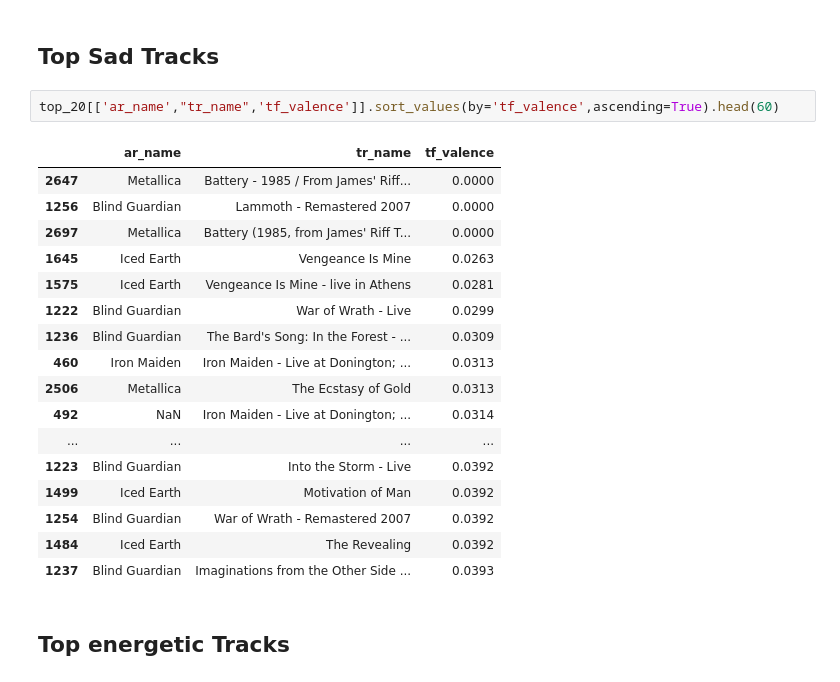
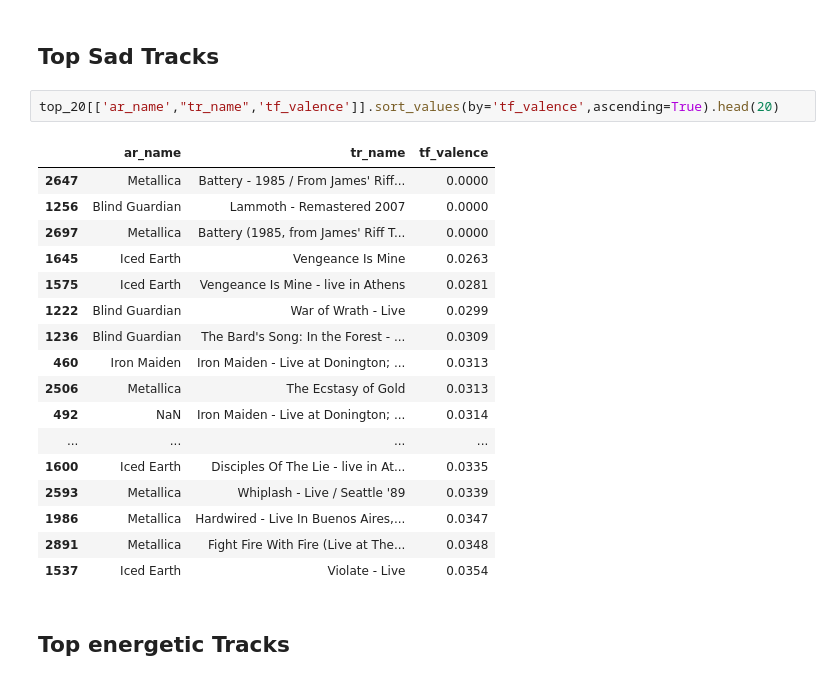
Before and after one commit to hippoghost/Spotify_data_analysis, a Jupyter notebook: Adulthoodbands_analysis.ipynb, the cells around one changed output. Saved outputs shown, nothing was run; the diff lists cells and outputs as text.

```diff
--- a/Adulthoodbands_analysis.ipynb
+++ b/Adulthoodbands_analysis.ipynb
@@ -949,25 +913,25 @@ top_20[['ar_name',"tr_name",'tf_valence']].sort_values(by='tf_valence',ascending
 # %% [markdown]
 ## Top Sad Tracks
 # %%
-top_20[['ar_name',"tr_name",'tf_valence']].sort_values(by='tf_valence',ascending=True).head(60)
+top_20[['ar_name',"tr_name",'tf_valence']].sort_values(by='tf_valence',ascending=True).head(20)
 # %% [output]
 |  | ar_name | tr_name | tf_valence |
 | 2647 | Metallica | Battery - 1985 / From James' Riff... | 0.0000 |
 | 1256 | Blind Guardian | Lammoth - Remastered 2007 | 0.0000 |
 | 2697 | Metallica | Battery (1985, from James' Riff T... | 0.0000 |
 | 1645 | Iced Earth | Vengeance Is Mine | 0.0263 |
 | 1575 | Iced Earth | Vengeance Is Mine - live in Athens | 0.0281 |
 | 1222 | Blind Guardian | War of Wrath - Live | 0.0299 |
 | 1236 | Blind Guardian | The Bard's Song: In the Forest - ... | 0.0309 |
 | 460 | Iron Maiden | Iron Maiden - Live at Donington; ... | 0.0313 |
 | 2506 | Metallica | The Ecstasy of Gold | 0.0313 |
 | 492 | NaN | Iron Maiden - Live at Donington; ... | 0.0314 |
 | ... | ... | ... | ... |
-| 1223 | Blind Guardian | Into the Storm - Live | 0.0392 |
-| 1499 | Iced Earth | Motivation of Man | 0.0392 |
-| 1254 | Blind Guardian | War of Wrath - Remastered 2007 | 0.0392 |
-| 1484 | Iced Earth | The Revealing | 0.0392 |
-| 1237 | Blind Guardian | Imaginations from the Other Side ... | 0.0393 |
+| 1600 | Iced Earth | Disciples Of The Lie - live in At... | 0.0335 |
+| 2593 | Metallica | Whiplash - Live / Seattle '89 | 0.0339 |
+| 1986 | Metallica | Hardwired - Live In Buenos Aires,... | 0.0347 |
+| 2891 | Metallica | Fight Fire With Fire (Live at The... | 0.0348 |
+| 1537 | Iced Earth | Violate - Live | 0.0354 |
 # %% [markdown]
 ## Top energetic Tracks
 # %%
```
Also changed, not shown: parts of 6 cells of this notebook.
